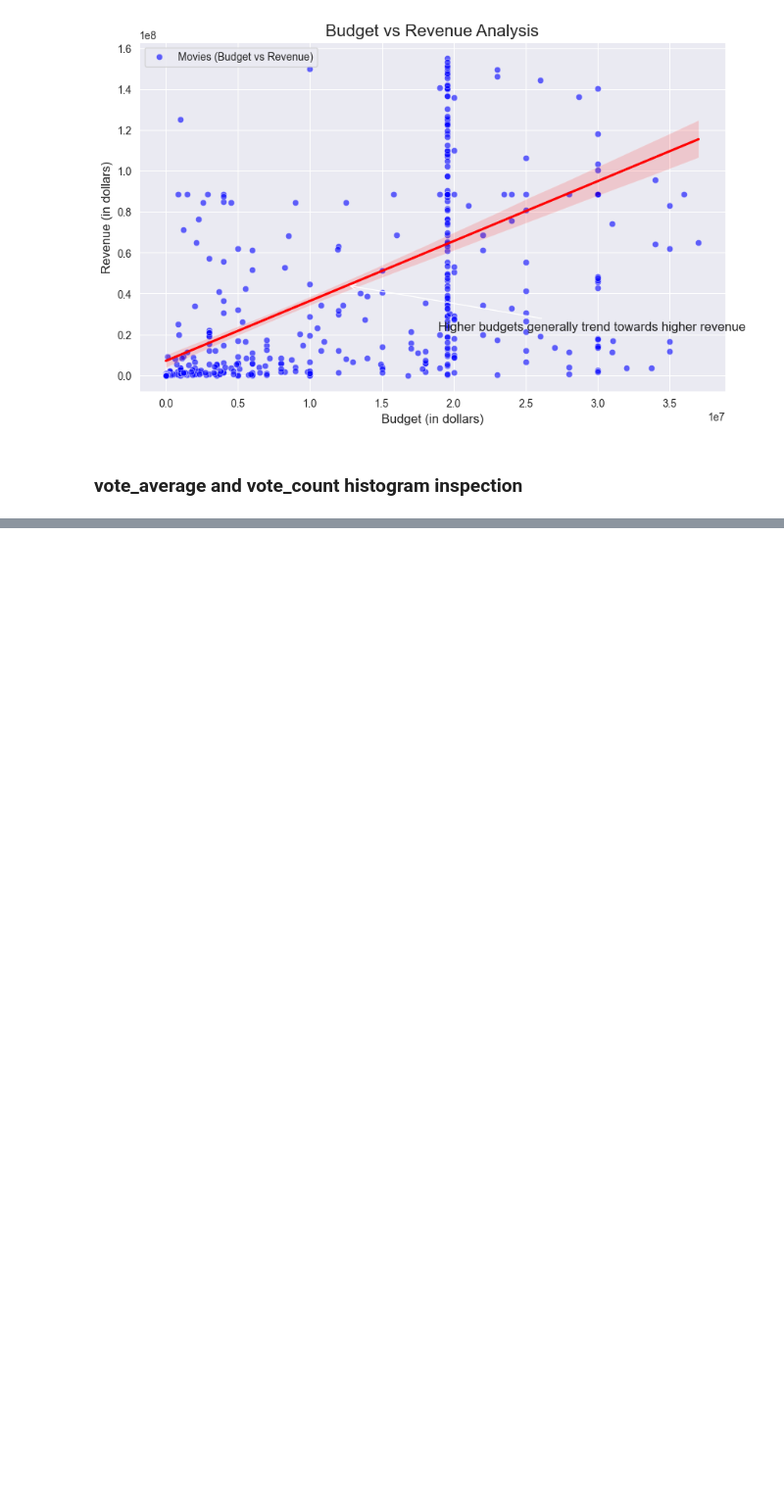
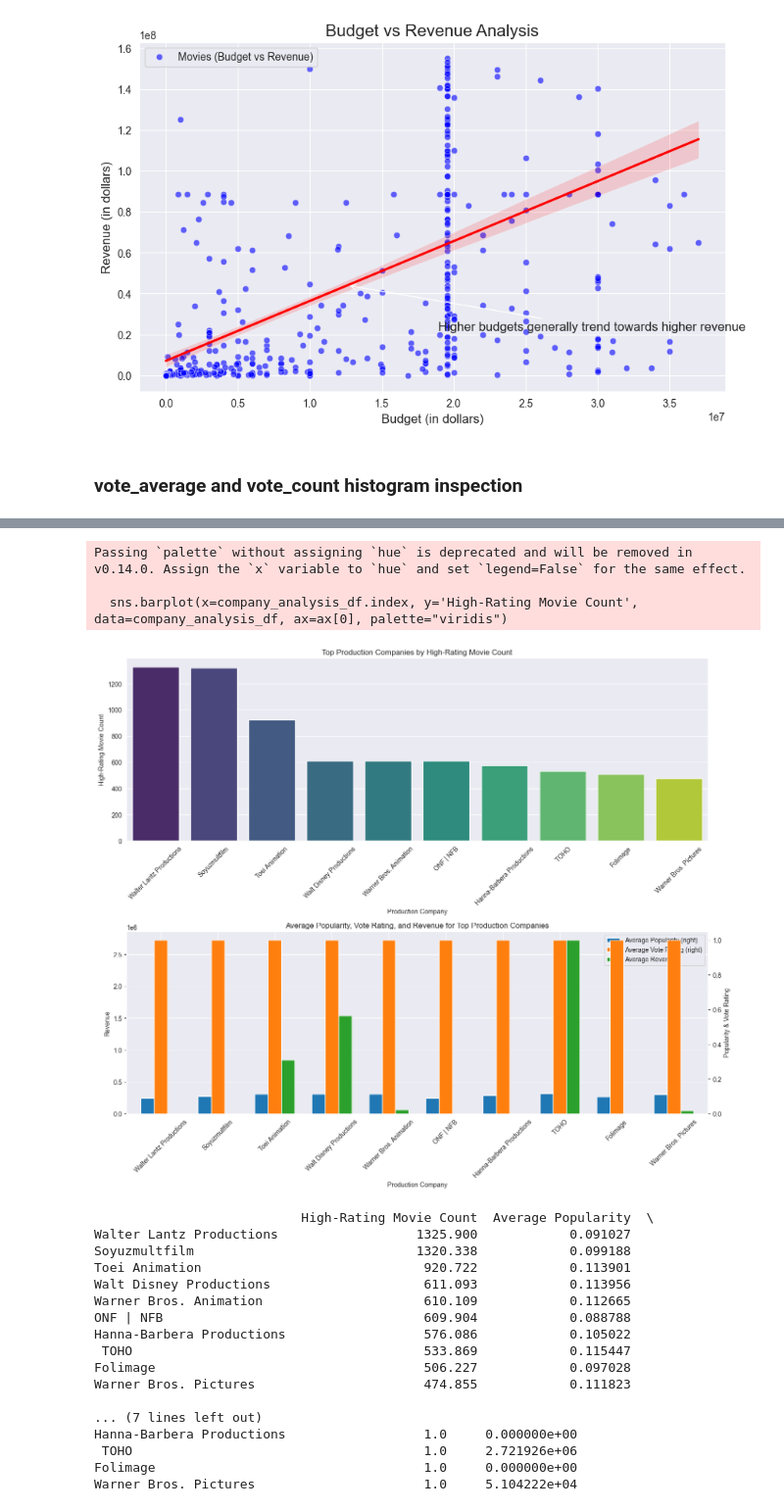
Before and after one commit to Pooria82/Movies-Data-Analysis, a Jupyter notebook: main.ipynb, the cells around one changed output, grey strips where cells are left out. Shown at 98% size. Drawn from its saved outputs; the diff is of its cells as text; code cells hidden in the pictures; blank space fills up the shorter version.

```diff
--- a/main.ipynb
+++ b/main.ipynb
@@ -1216,0 +1169,80 @@ print(count)
+# %%
+def analyze_production_companies(data_frame):
+    # Define high rating threshold (e.g., vote_average above 7)
+    high_rating_threshold = 7
+
+    # Filter movies with high vote average
+    high_rating_movies = data_frame[data_frame['vote_average'] >= high_rating_threshold]
+
+    # Split and expand production_companies into individual rows
+    companies = high_rating_movies['production_companies'].str.get_dummies(sep=',').multiply(high_rating_movies['vote_average'], axis=0)
+
+    # Calculate the count of high-rating movies by each company
+    company_movie_counts = companies.sum().sort_values(ascending=False)
+
+    # Calculate the mean popularity, vote_average, and revenue for high-rating movies by each company
+    company_popularity_avg = high_rating_movies['production_companies'].str.get_dummies(sep=',').multiply(high_rating_movies['popularity'], axis=0).sum() / company_movie_counts
+    company_vote_avg = companies.sum() / company_movie_counts
+    company_revenue_avg = high_rating_movies['production_companies'].str.get_dummies(sep=',').multiply(high_rating_movies['revenue'], axis=0).sum() / company_movie_counts
+
+    # Create a DataFrame to store the final analysis
+    company_analysis_df = pd.DataFrame({
+        'High-Rating Movie Count': company_movie_counts,
+        'Average Popularity': company_popularity_avg,
+        'Average Vote Rating': company_vote_avg,
+        'Average Revenue': company_revenue_avg
+    }).sort_values(by='High-Rating Movie Count', ascending=False)
+
+    # Remove 'null' company row if exists
+    company_analysis_df = company_analysis_df[company_analysis_df.index != 'null'].head(10)  # Top 10 companies excluding 'null'
+
+    # Plot the analysis results
+    fig, ax = plt.subplots(2, 1, figsize=(14, 12))
+
+    # Bar plot for High-Rating Movie Count
+    sns.barplot(x=company_analysis_df.index, y='High-Rating Movie Count', data=company_analysis_df, ax=ax[0], palette="viridis")
+    ax[0].set_title('Top Production Companies by High-Rating Movie Count')
+    ax[0].set_xlabel('Production Company')
+    ax[0].set_ylabel('High-Rating Movie Count')
+    ax[0].tick_params(axis='x', rotation=45)
+
+    # Plot Average Popularity, Vote Rating, and Revenue with a second y-axis for visibility
+    company_analysis_df[['Average Popularity', 'Average Vote Rating', 'Average Revenue']].plot(
+        kind='bar', ax=ax[1], width=0.7, secondary_y=['Average Popularity', 'Average Vote Rating']
+    )
+    ax[1].set_title('Average Popularity, Vote Rating, and Revenue for Top Production Companies')
+    ax[1].set_xlabel('Production Company')
+    ax[1].set_ylabel('Revenue')
+    ax[1].right_ax.set_ylabel('Popularity & Vote Rating')
+    ax[1].tick_params(axis='x', rotation=45)
+
+    plt.tight_layout()
+    plt.show()
+
+    # Display the analysis table
+    print(company_analysis_df)
+
+# Run the analysis function
+analyze_production_companies(df)
+# %% [output]
+Passing `palette` without assigning `hue` is deprecated and will be removed in v0.14.0. Assign the `x` variable to `hue` and set `legend=False` for the same effect.
+
+  sns.barplot(x=company_analysis_df.index, y='High-Rating Movie Count', data=company_analysis_df, ax=ax[0], palette="viridis")
+[figure, added]
+                           High-Rating Movie Count  Average Popularity  \
+Walter Lantz Productions                  1325.900            0.091027
+Soyuzmultfilm                             1320.338            0.099188
+Toei Animation                             920.722            0.113901
+Walt Disney Productions                    611.093            0.113956
+Warner Bros. Animation                     610.109            0.112665
+ONF | NFB                                  609.904            0.088788
+Hanna-Barbera Productions                  576.086            0.105022
+ TOHO                                      533.869            0.115447
+Folimage                                   506.227            0.097028
+Warner Bros. Pictures                      474.855            0.111823
+
+... (7 lines left out)
+Hanna-Barbera Productions                  1.0     0.000000e+00
+ TOHO                                      1.0     2.721926e+06
+Folimage                                   1.0     0.000000e+00
+Warner Bros. Pictures                      1.0     5.104222e+04
```
Also changed, not shown: parts of 36 cells of this notebook.
